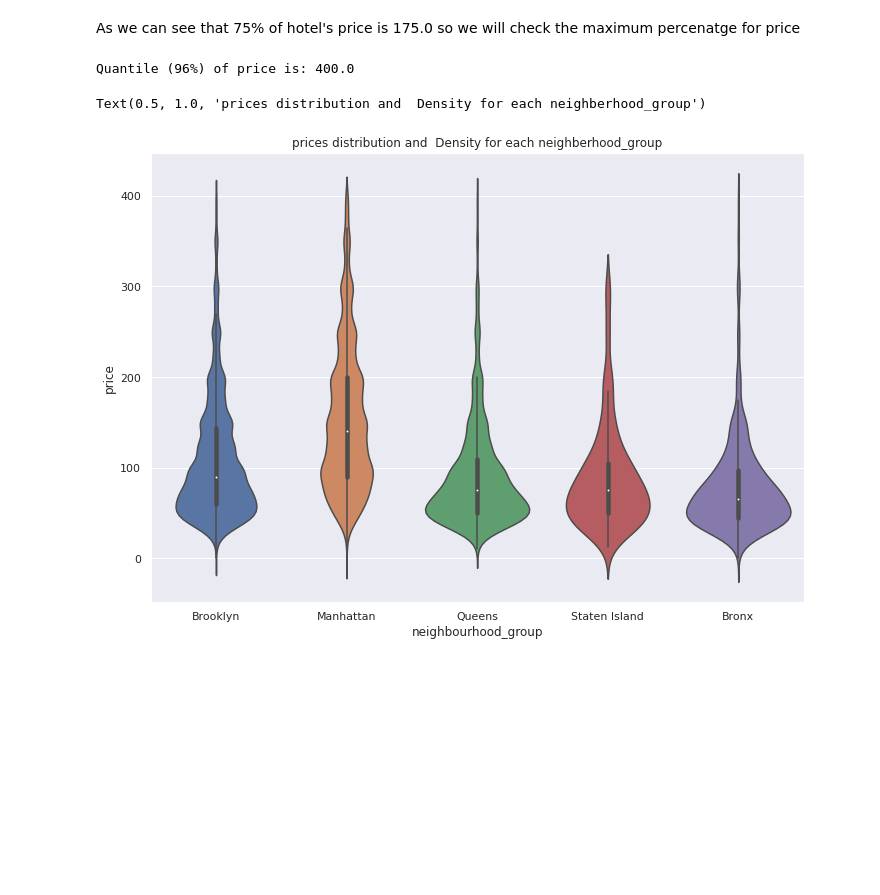
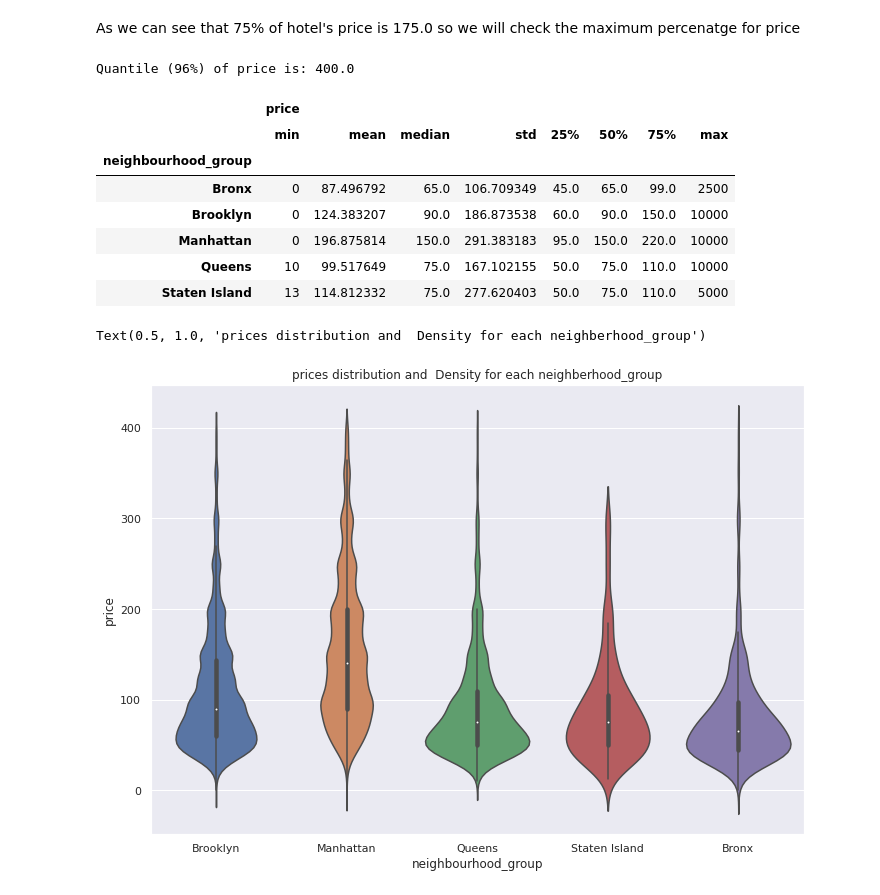
Before and after one commit to Ratnakar2022/Airbnb-data-analysis, a Jupyter notebook: Airbnb_Bookings_Analysis_Capstone_Project.ipynb, the cells around one changed output. Cells and saved outputs as stored; diff of their text form; code cells hidden in the pictures; blank space fills up the shorter version.

```diff
--- a/Airbnb_Bookings_Analysis_Capstone_Project.ipynb
+++ b/Airbnb_Bookings_Analysis_Capstone_Project.ipynb
@@ -224,4 +225,22 @@ As we can see that 75% of hotel's price is 175.0 so we will check the maximum pe
 print("Quantile (96%) of price is:", df_airbnb.price.quantile(0.96))
 # %% [output]
 Quantile (96%) of price is: 400.0
+# %%
+#Now we explore the distribtuion of prices with violinplot and aggregation.
+def statistics(x, ratio):
+    return x.quantile(ratio)
+
+summary = {'price': ['min', 'mean', 'median', 'std', ('25%', lambda v: statistics(v, 0.25)), ('50%', lambda v: statistics(v, 0.5)), \
+               ('75%', lambda v: statistics(v, 0.75)), 'max']}
+ng = df_airbnb.groupby('neighbourhood_group')
+ng.agg(summary)
+# %% [output]
+|  | price |  |  |  |  |  |  |  |
+|  | min | mean | median | std | 25% | 50% | 75% | max |
+| neighbourhood_group |  |  |  |  |  |  |  |  |
+| Bronx | 0 | 87.496792 | 65.0 | 106.709349 | 45.0 | 65.0 | 99.0 | 2500 |
+| Brooklyn | 0 | 124.383207 | 90.0 | 186.873538 | 60.0 | 90.0 | 150.0 | 10000 |
+| Manhattan | 0 | 196.875814 | 150.0 | 291.383183 | 95.0 | 150.0 | 220.0 | 10000 |
+| Queens | 10 | 99.517649 | 75.0 | 167.102155 | 50.0 | 75.0 | 110.0 | 10000 |
+| Staten Island | 13 | 114.812332 | 75.0 | 277.620403 | 50.0 | 75.0 | 110.0 | 5000 |
 # %%
```
Also changed, not shown: parts of 12 cells of this notebook.
